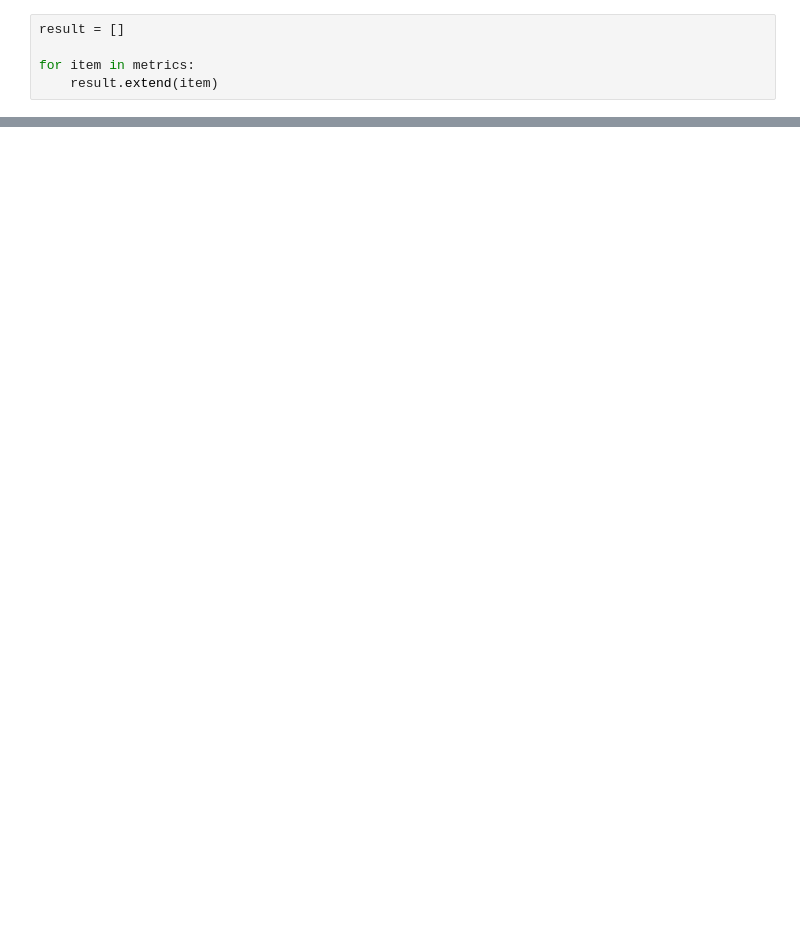
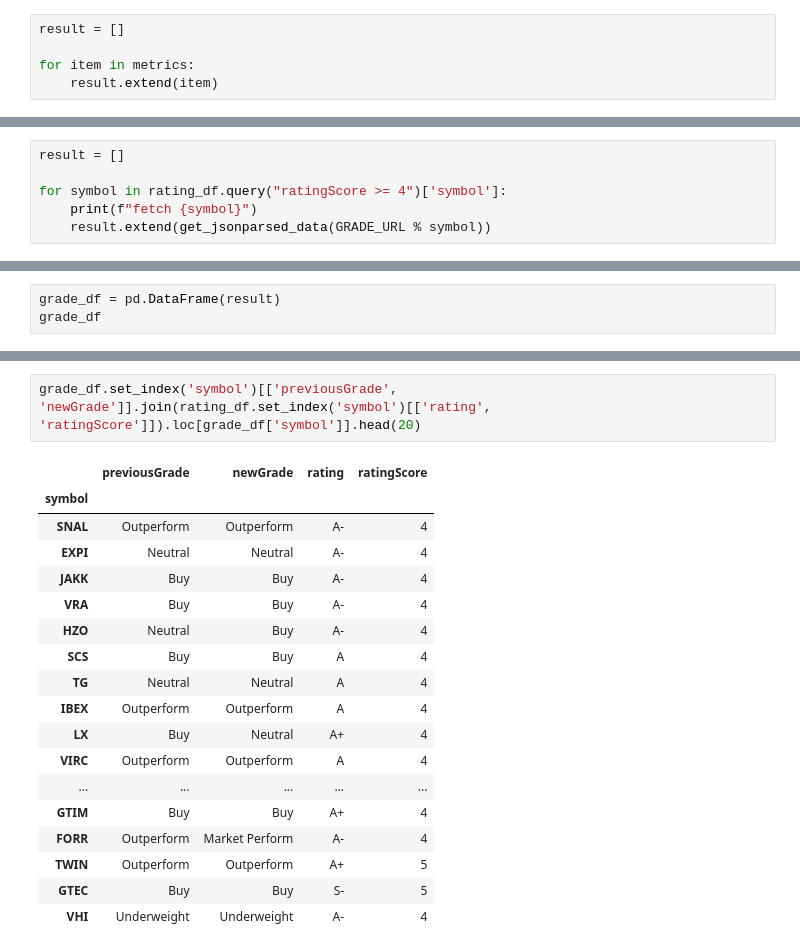
Before and after one commit to KimDhanHee/Simba2, a Jupyter notebook: API Tester.ipynb, the cells around one changed output, grey strips where cells are left out. Cells and saved outputs as stored; diff of their text form; blank space fills up the shorter version.

```diff
--- a/API Tester.ipynb
+++ b/API Tester.ipynb
@@ -201,0 +255,6 @@ sorted_stocks.head(10)
+# %%
+result = []
+
+for symbol in rating_df.query("ratingScore >= 4")['symbol']:
+    print(f"fetch {symbol}")
+    result.extend(get_jsonparsed_data(GRADE_URL % symbol))
@@ -201,0 +280,3 @@ sorted_stocks.head(10)
+# %%
+grade_df = pd.DataFrame(result)
+grade_df
@@ -201,0 +297,21 @@ sorted_stocks.head(10)
+# %%
+grade_df.set_index('symbol')[['previousGrade', 'newGrade']].join(rating_df.set_index('symbol')[['rating', 'ratingScore']]).loc[grade_df['symbol']].head(20)
+# %% [output]
+|  | previousGrade | newGrade | rating | ratingScore |
+| symbol |  |  |  |  |
+| SNAL | Outperform | Outperform | A- | 4 |
+| EXPI | Neutral | Neutral | A- | 4 |
+| JAKK | Buy | Buy | A- | 4 |
+| VRA | Buy | Buy | A- | 4 |
+| HZO | Neutral | Buy | A- | 4 |
+| SCS | Buy | Buy | A | 4 |
+| TG | Neutral | Neutral | A | 4 |
+| IBEX | Outperform | Outperform | A | 4 |
+| LX | Buy | Neutral | A+ | 4 |
+| VIRC | Outperform | Outperform | A | 4 |
+| ... | ... | ... | ... | ... |
+| GTIM | Buy | Buy | A+ | 4 |
+| FORR | Outperform | Market Perform | A- | 4 |
+| TWIN | Outperform | Outperform | A+ | 5 |
+| GTEC | Buy | Buy | S- | 5 |
+| VHI | Underweight | Underweight | A- | 4 |
```
Also changed, not shown: parts of 17 cells of this notebook, 1 other file.
